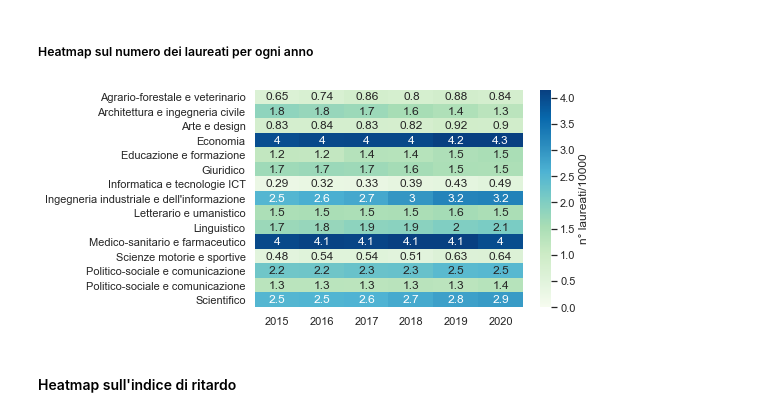
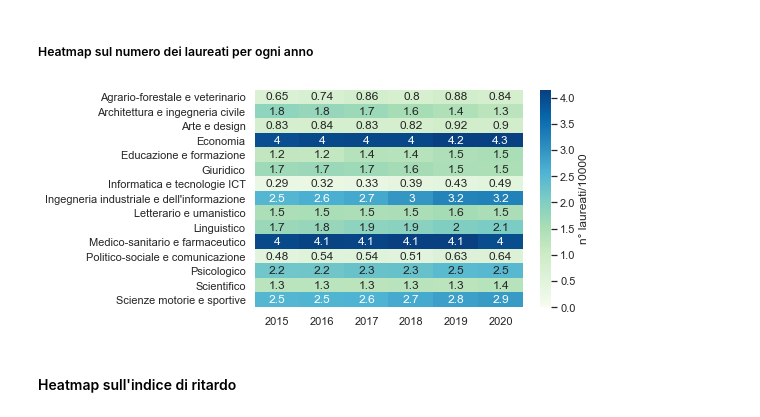
Before and after one commit to lorenzoborrelli/progetto_visual, a Jupyter notebook: parte 3.ipynb, the cells around one changed output. Saved outputs shown, nothing was run; the diff lists cells and outputs as text; code cells hidden in the pictures.

```diff
--- a/parte 3.ipynb
+++ b/parte 3.ipynb
@@ -11,36 +11,35 @@ import matplotlib.pyplot as plt
 data = np.array([[6534, 7383 , 8571,  7965,8818 ,8366],
                 [18340, 17655, 16930, 15572, 14462, 12827],
                 [8298,8411,8322,8247, 9232, 9034],
                 [39677, 40339, 40384, 40451,41641,43212],
                 [11866,11693,13630, 13570, 14644, 15363],
                 [16628,17079,16747,15972,14922,14758],
                 [2885, 3231, 3329, 3924, 4333, 4920],
                 [25152, 26422, 27377, 29729, 32129, 32412],
                 [15025, 15272, 14912, 15084, 15884, 15210],
                 [17049, 17591, 18792, 19111, 20183, 20780],
                 [40301, 41078, 40784, 41416, 41442, 39849],
                 [4847, 5418, 5404, 5109, 6290, 6397],
                 [21896, 22044, 22801, 23144, 24621, 24927],
                 [12970, 13069, 12904, 13154, 12859, 13578],
                 [25274, 25489, 25914, 27162, 28469, 29139]])
 
 data = data / 10000
 
 
 years = ["2020", "2019", "2018", "2017",
               "2016", "2015"][::-1]
 subjects = ["Agrario-forestale e veterinario", "Architettura e ingegneria civile", "Arte e design",
            "Economia", "Educazione e formazione", "Giuridico",
             "Informatica e tecnologie ICT", "Ingegneria industriale e dell'informazione",
             "Letterario e umanistico", "Linguistico", "Medico-sanitario e farmaceutico",
-            "Scienze motorie e sportive", "Politico-sociale e comunicazione",
-            "Politico-sociale e comunicazione", "Scientifico"]
+            "Politico-sociale e comunicazione", "Psicologico","Scientifico","Scienze motorie e sportive" ]
 #HEATMAP
 sb.set(font_scale=1)
 heat_map = sb.heatmap( data,   cmap="GnBu",cbar_kws={'label': 'n° laureati/10000', 'orientation': 'vertical'}, vmin = 0, robust = True, annot=True, xticklabels=years, yticklabels=subjects)
 plt.show()
 # %% [output]
-[figure, old version]
+[figure, new version]
 # %% [markdown]
 #### Heatmap sull'indice di ritardo
 # %%
```
Also changed, not shown: parts of 2 cells of this notebook.
